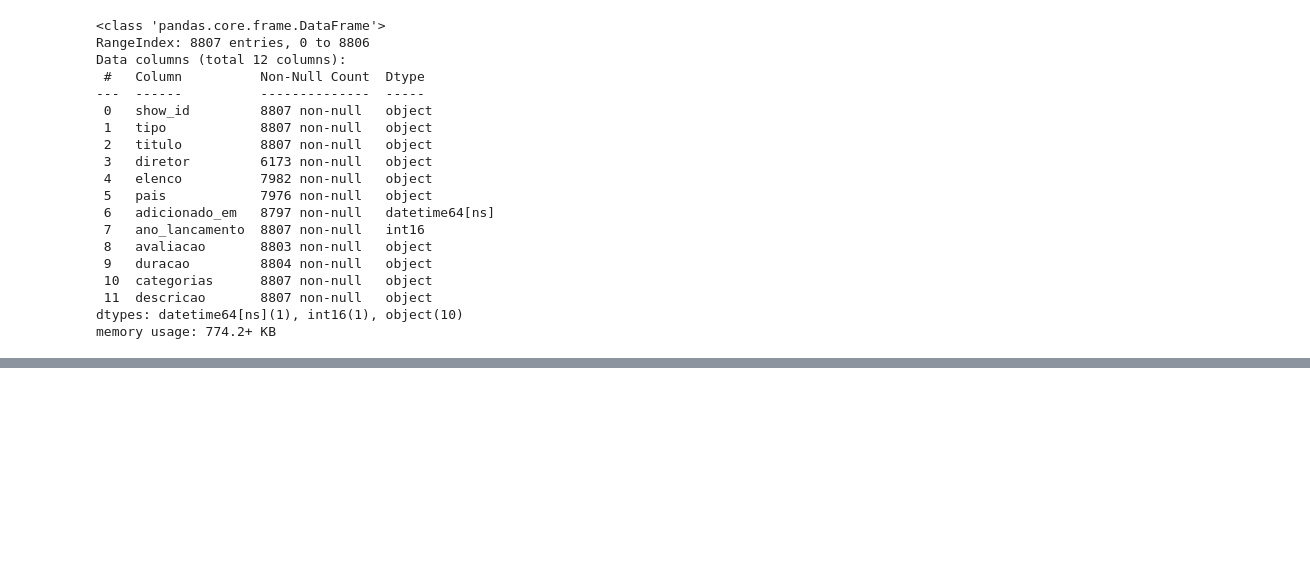
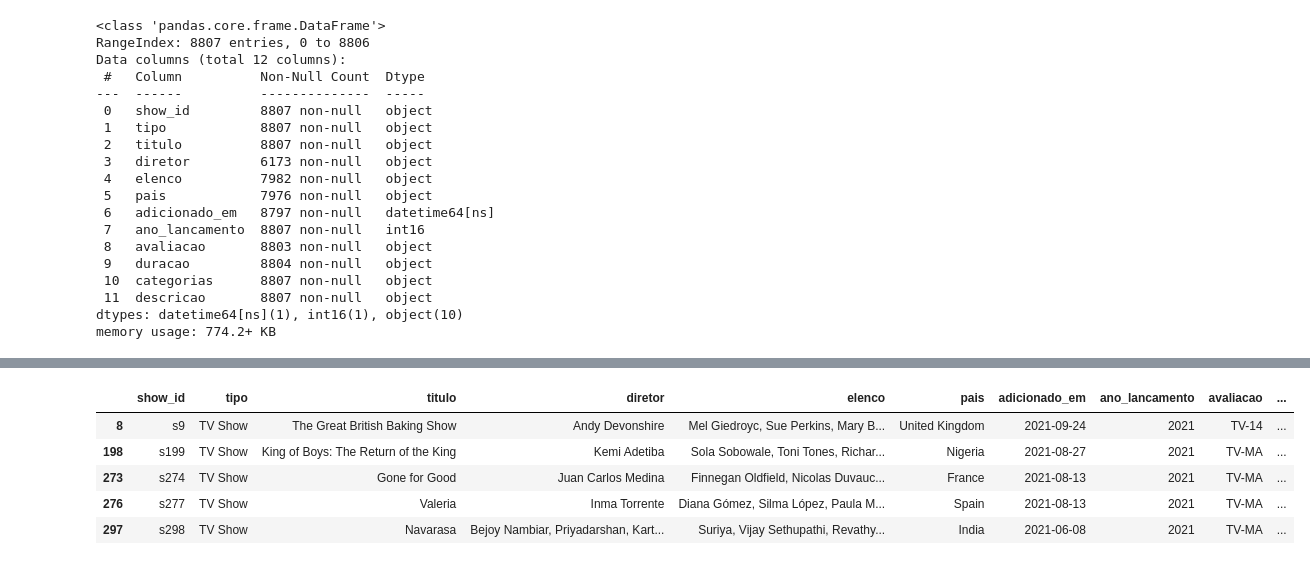
Before and after one commit to GuilhermeKotchergenko/santandercoders_bigdata1_project, a Jupyter notebook: netflix.ipynb, the cells around one changed output, grey strips where cells are left out. Saved outputs shown, nothing was run; the diff lists cells and outputs as text; code cells hidden in the pictures; blank space fills up the shorter version.

```diff
--- a/netflix.ipynb
+++ b/netflix.ipynb
@@ -285,0 +377,7 @@ memory usage: 774.2+ KB
+# %%
+# separando o dataset por duração (Season)
+
+%time selecao = netflix_transformado.duracao.str.contains('Season')
+%time season = netflix[selecao]
+season.head()
+# %% [output]
@@ -285,0 +388,6 @@ memory usage: 774.2+ KB
+|  | show_id | tipo | titulo | diretor | elenco | pais | adicionado_em | ano_lancamento | avaliacao | ... |
+| 8 | s9 | TV Show | The Great British Baking Show | Andy Devonshire | Mel Giedroyc, Sue Perkins, Mary B... | United Kingdom | 2021-09-24 | 2021 | TV-14 | ... |
+| 198 | s199 | TV Show | King of Boys: The Return of the King | Kemi Adetiba | Sola Sobowale, Toni Tones, Richar... | Nigeria | 2021-08-27 | 2021 | TV-MA | ... |
+| 273 | s274 | TV Show | Gone for Good | Juan Carlos Medina | Finnegan Oldfield, Nicolas Duvauc... | France | 2021-08-13 | 2021 | TV-MA | ... |
+| 276 | s277 | TV Show | Valeria | Inma Torrente | Diana Gómez, Silma López, Paula M... | Spain | 2021-08-13 | 2021 | TV-MA | ... |
+| 297 | s298 | TV Show | Navarasa | Bejoy Nambiar, Priyadarshan, Kart... | Suriya, Vijay Sethupathi, Revathy... | India | 2021-06-08 | 2021 | TV-MA | ... |
```
Also changed, not shown: parts of 17 cells of this notebook.
